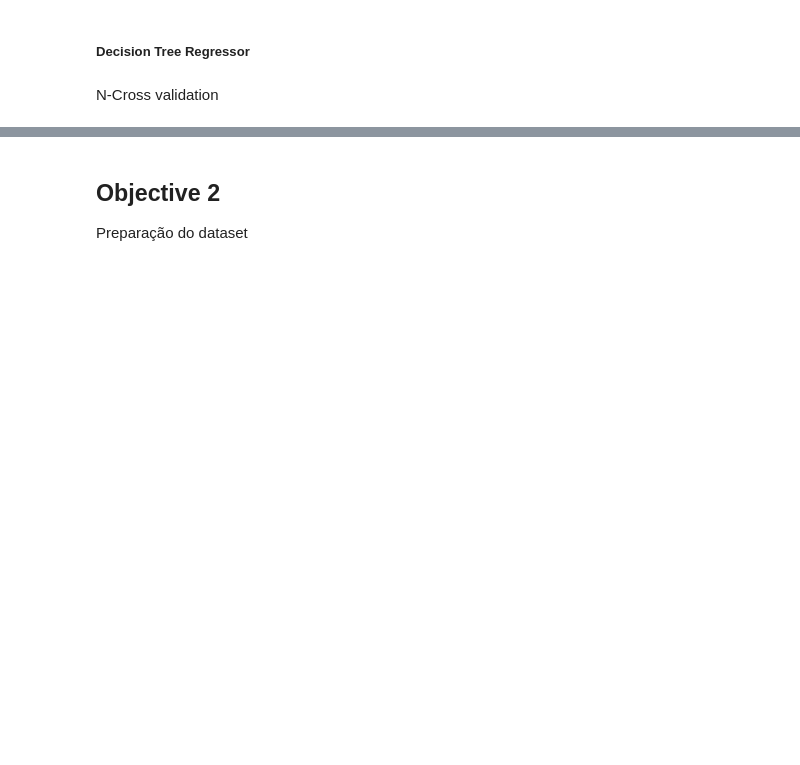
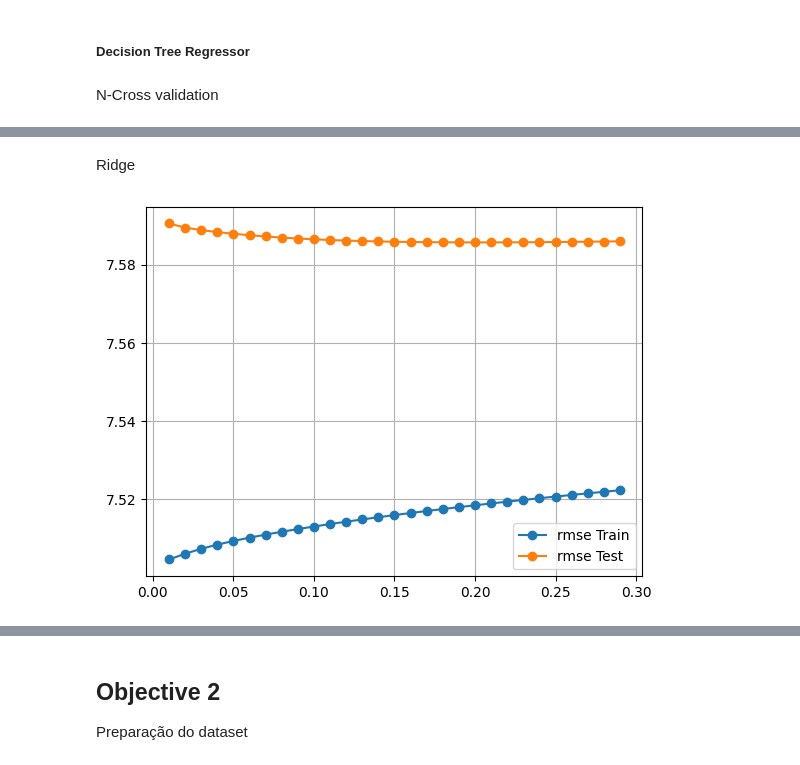
Before and after one commit to Singularitty/AAAssignments, a Jupyter notebook: Assignment 1/assignment1.ipynb, the cells around one changed output, grey strips where cells are left out. Drawn from its saved outputs; the diff is of its cells as text; code cells hidden in the pictures; blank space fills up the shorter version.

```diff
--- a/Assignment 1/assignment1.ipynb
+++ b/Assignment 1/assignment1.ipynb
@@ -114,0 +161,20 @@ plt.show()
+# %% [markdown]
+Ridge
+# %%
+rmse_train = []
+rmse_test = []
+alphas=[0.01*i for i in range(1,30)]
+for alpha in alphas:
+    ridge = Ridge(alpha=alpha, max_iter=100000).fit(X_obj1_TRAIN, y_obj1_TRAIN)
+    preds_tr=ridge.predict(X_obj1_TRAIN)
+    preds_te=ridge.predict(X_obj1_IVS)
+    rmse_train.append(mean_squared_error(y_obj1_TRAIN, preds_tr, squared=False))
+    rmse_test.append(mean_squared_error(y_obj1_IVS, preds_te, squared=False))
+
+plt.plot(alphas, rmse_train, label="rmse Train", marker='o')
+plt.plot(alphas, rmse_test, label="rmse Test", marker='o')
+plt.grid()
+plt.legend()
+plt.show() #O melhor alpha é 0.2
+# %% [output]
+[figure, added]
```
Also changed, not shown: parts of 24 cells of this notebook.
